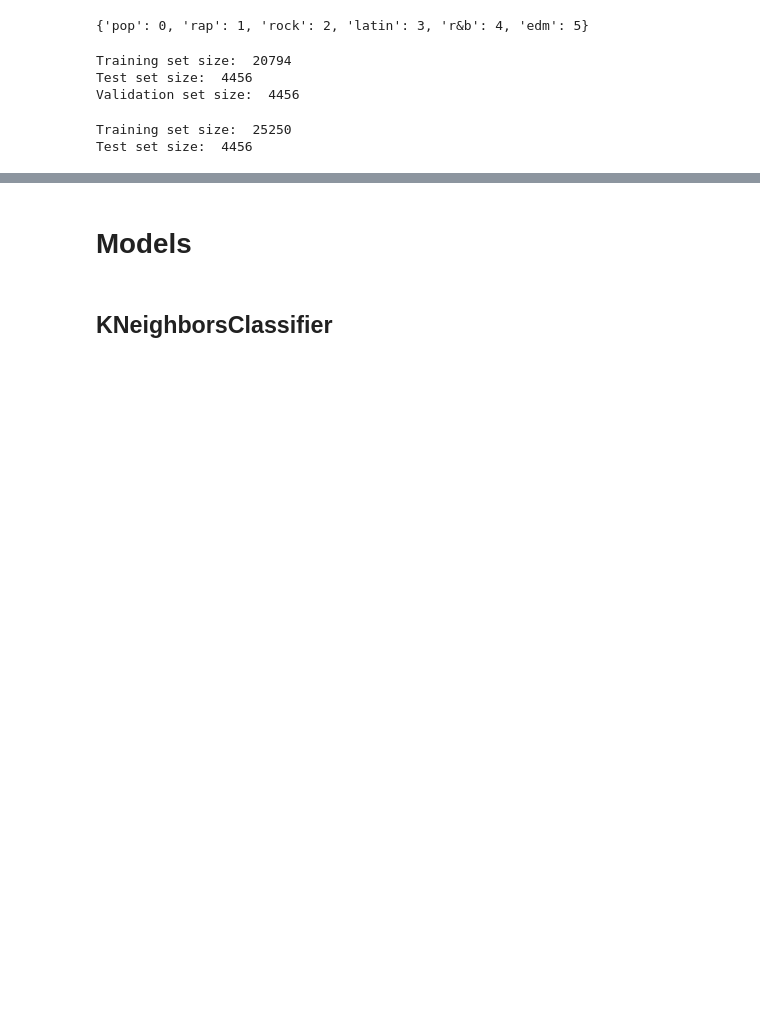
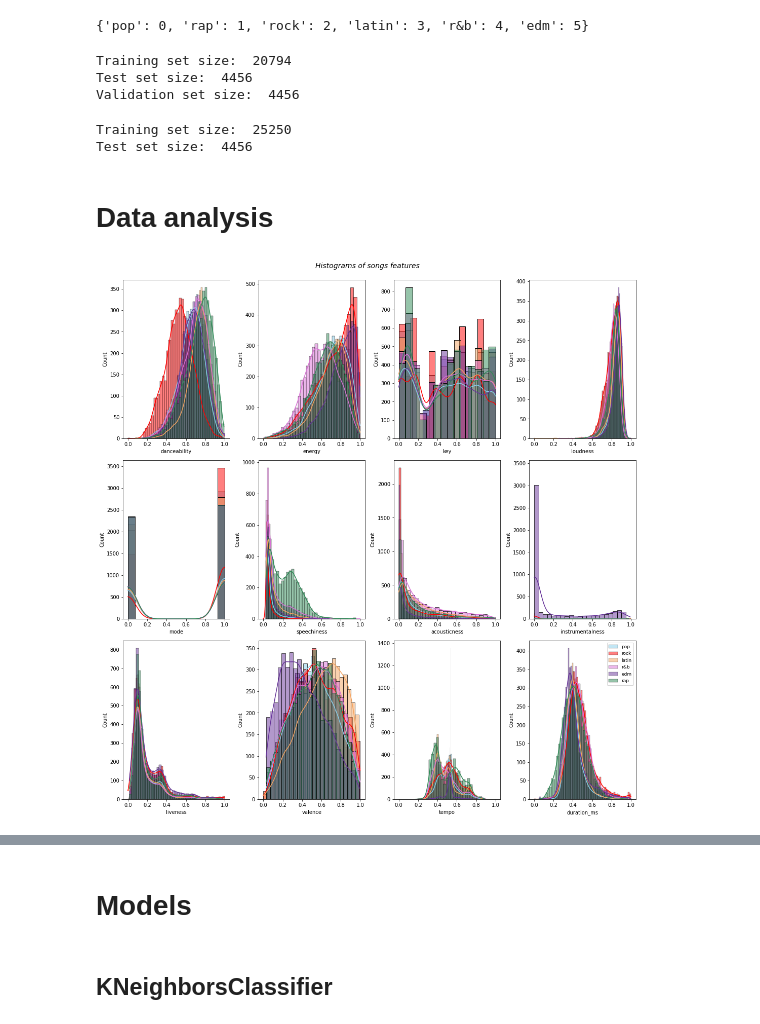
Before and after one commit to jkciesluk/ml_project, a Jupyter notebook: spotify.ipynb, the cells around one changed output, grey strips where cells are left out. Saved outputs shown, nothing was run; the diff lists cells and outputs as text; code cells hidden in the pictures; blank space fills up the shorter version.

Commit message:
add data analysis

```diff
--- a/spotify.ipynb
+++ b/spotify.ipynb
@@ -110,3 +110,42 @@ print("Test set size: ", len(songs_data_test2))
 # %% [output]
 Training set size:  25250
 Test set size:  4456
+# %% [markdown]
+# Data analysis
+# %%
+cols = ['danceability', 'energy', 'key', 'loudness', 'mode',
+       'speechiness', 'acousticness', 'instrumentalness', 'liveness',
+       'valence', 'tempo', 'duration_ms']
+# %%
+# normalized data
+songs_data_and_target = songs_data
+songs_data_and_target['playlist_genre'] = songs_grouped['playlist_genre']
+pop_df = songs_data_and_target[songs_data_and_target['playlist_genre']=='pop']
+rock_df = songs_data_and_target[songs_data_and_target['playlist_genre']=='rock']
+latin_df = songs_data_and_target[songs_data_and_target['playlist_genre']=='latin']
+r_and_b_df = songs_data_and_target[songs_data_and_target['playlist_genre']=='r&b']
+edm_df = songs_data_and_target[songs_data_and_target['playlist_genre']=='edm']
+rap_df = songs_data_and_target[songs_data_and_target['playlist_genre']=='rap']
+
+num=0
+for col in cols:
+    num+=1
+    plt.subplot(3,4, num)
+    plt.rcParams['figure.figsize'] = [15, 15]
+    #sns.set(style="darkgrid")
+
+    sns.histplot(data=pop_df,x=col, color="skyblue", label="pop", kde=True)
+    sns.histplot(data=rock_df,x=col, color="red", label="rock", kde=True)
+    sns.histplot(data=latin_df,x=col, color="sandybrown", label="latin", kde=True)
+    sns.histplot(data=r_and_b_df,x=col, color="orchid", label="r&b", kde=True)
+    sns.histplot(data=edm_df,x=col, color="rebeccapurple", label="edm", kde=True)
+    sns.histplot(data=rap_df,x=col, color="seagreen", label="rap", kde=True)
+
+plt.tight_layout()
+# general title
+plt.suptitle("Histograms of songs features", fontsize=14, fontweight=0, color='black', style='italic', y=1.02)
+plt.legend(loc="upper right",fontsize='9') #bbox_to_anchor=(1, 0)
+#sns.move_legend(loc="lower center", bbox_to_anchor=(.5, 0), ncol=6, title=None, frameon=False)
+plt.show()
+# %% [output]
+[figure, added]
```
Also changed, not shown: parts of 6 cells of this notebook.
